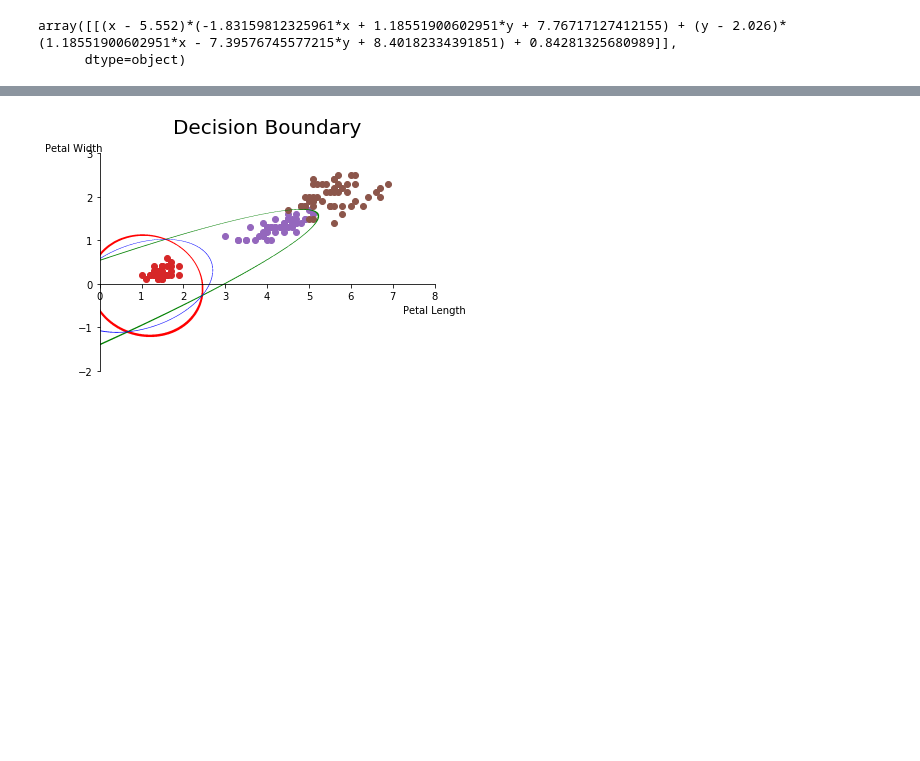
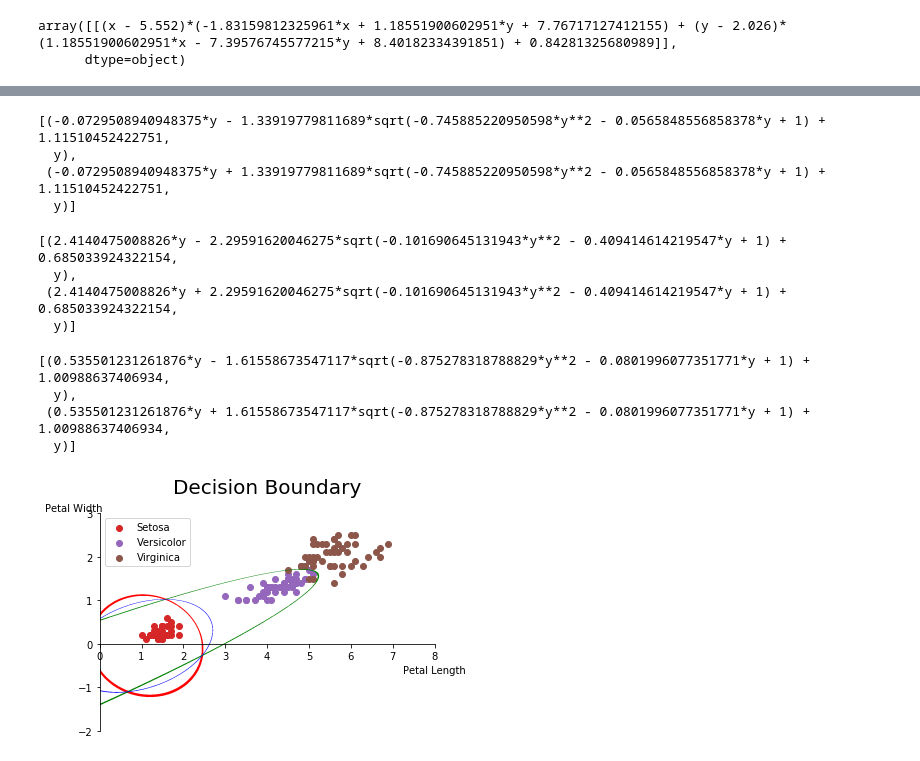
Before and after one commit to Rit-ctrl/Pattern-Recognition_2021, a Jupyter notebook: Assignment_2/q5.ipynb, the cells around one changed output, grey strips where cells are left out. Saved outputs shown, nothing was run; the diff lists cells and outputs as text; code cells hidden in the pictures; blank space fills up the shorter version.

```diff
--- a/Assignment_2/q5.ipynb
+++ b/Assignment_2/q5.ipynb
@@ -122,36 +122,58 @@ $\displaystyle - \left(x - 4.26\right) \left(- 5.94072047539025 x + 11.105135551
 g2=np.subtract(gver[0][0],gvir[0][0])
 # %%
 g3=np.subtract(gs[0][0],gvir[0][0])
+# %%
+solve(g1,(x,y))
+# %% [output]
+[(-0.0729508940948375*y - 1.33919779811689*sqrt(-0.745885220950598*y**2 - 0.0565848556858378*y + 1) + 1.11510452422751,
+  y),
+ (-0.0729508940948375*y + 1.33919779811689*sqrt(-0.745885220950598*y**2 - 0.0565848556858378*y + 1) + 1.11510452422751,
+  y)]
+# %%
+solve(g2,(x,y))
+# %% [output]
+[(2.4140475008826*y - 2.29591620046275*sqrt(-0.101690645131943*y**2 - 0.409414614219547*y + 1) + 0.685033924322154,
+  y),
+ (2.4140475008826*y + 2.29591620046275*sqrt(-0.101690645131943*y**2 - 0.409414614219547*y + 1) + 0.685033924322154,
+  y)]
+# %%
+solve(g3,(x,y))
+# %% [output]
+[(0.535501231261876*y - 1.61558673547117*sqrt(-0.875278318788829*y**2 - 0.0801996077351771*y + 1) + 1.00988637406934,
+  y),
+ (0.535501231261876*y + 1.61558673547117*sqrt(-0.875278318788829*y**2 - 0.0801996077351771*y + 1) + 1.00988637406934,
+  y)]
 # %%
 from sympy.plotting import plot_implicit
 # %%
 def move_sympyplot_to_axes(p, ax):
     backend = p.backend(p)
     backend.ax = ax
     backend._process_series(backend.parent._series, ax, backend.parent)
     backend.ax.spines['right'].set_color('none')
     backend.ax.spines['bottom'].set_position('zero')
     backend.ax.spines['top'].set_color('none')
     plt.close(backend.fig)
 
-p1 = plot_implicit(g1, (x, 0, 8), (y, -2, 3), show=False, line_color='r')
+p1 = plot_implicit(g1, (x, 0, 8), (y, -2, 3), show=False, line_color='r',label="Setosa and versicolor")
 p2 = plot_implicit(g2, (x, 0, 8), (y, -2, 3), show=False, line_color='g')
 p3 = plot_implicit(g3, (x, 0, 8), (y, -2, 3), show=False, line_color='b')
 p1.append(p2[0])
 p1.append(p3[0])
 fig, ax = plt.subplots()
 
 move_sympyplot_to_axes(p1, ax)
 plt.setp(ax.yaxis.get_label(), 'rotation', 0)
 
-plt.scatter(df_setosa['petal.length'], df_setosa['petal.width'])
-plt.scatter(df_versicolor['petal.length'], df_versicolor['petal.width'])
-plt.scatter(df_virginica['petal.length'], df_virginica['petal.width'])
+plt.scatter(df_setosa['petal.length'], df_setosa['petal.width'],label="Setosa")
+plt.scatter(df_versicolor['petal.length'], df_versicolor['petal.width'],label="Versicolor")
+plt.scatter(df_virginica['petal.length'], df_virginica['petal.width'],label="Virginica")
 
 plt.title(label='Decision Boundary', fontsize='20', pad='20')
 plt.xlabel('Petal Length')
 plt.ylabel('Petal Width')
+plt.legend()
 plt.show()
 # %% [output]
-[figure, old version]
+[figure, new version]
 # %%
```
Also changed, not shown: parts of 4 cells of this notebook.
